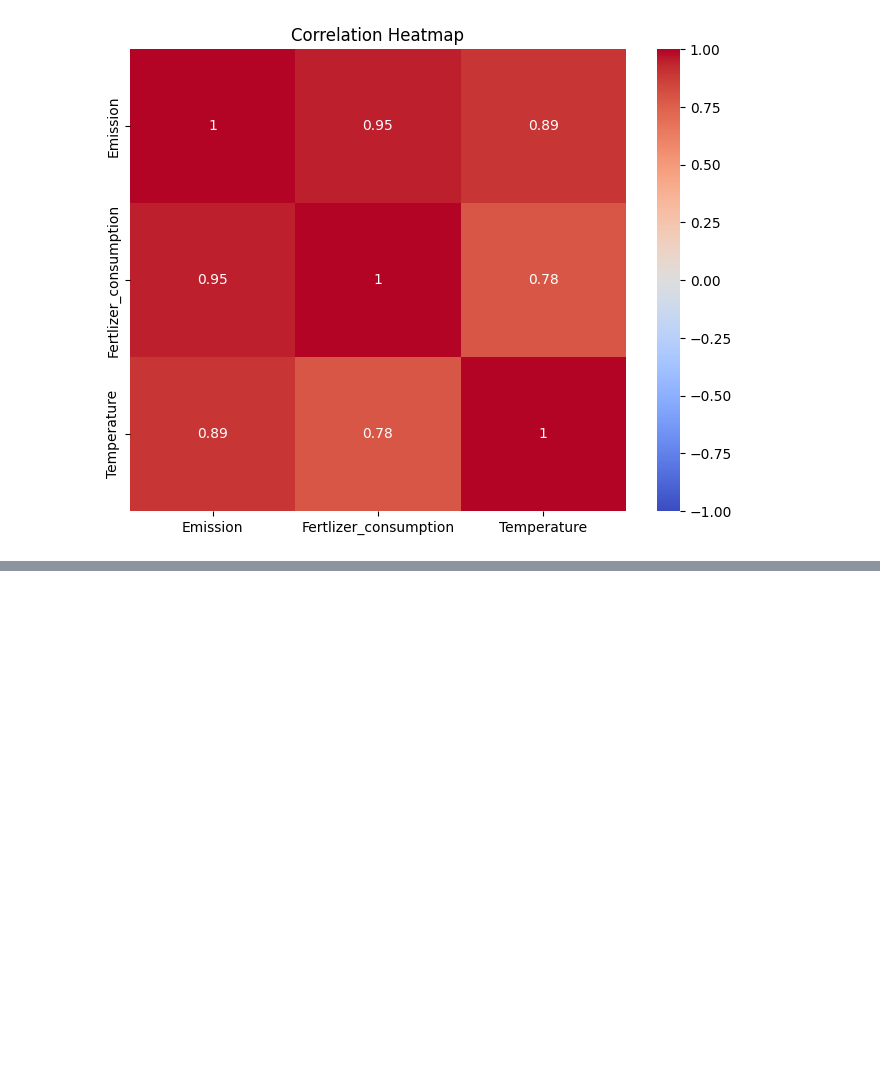
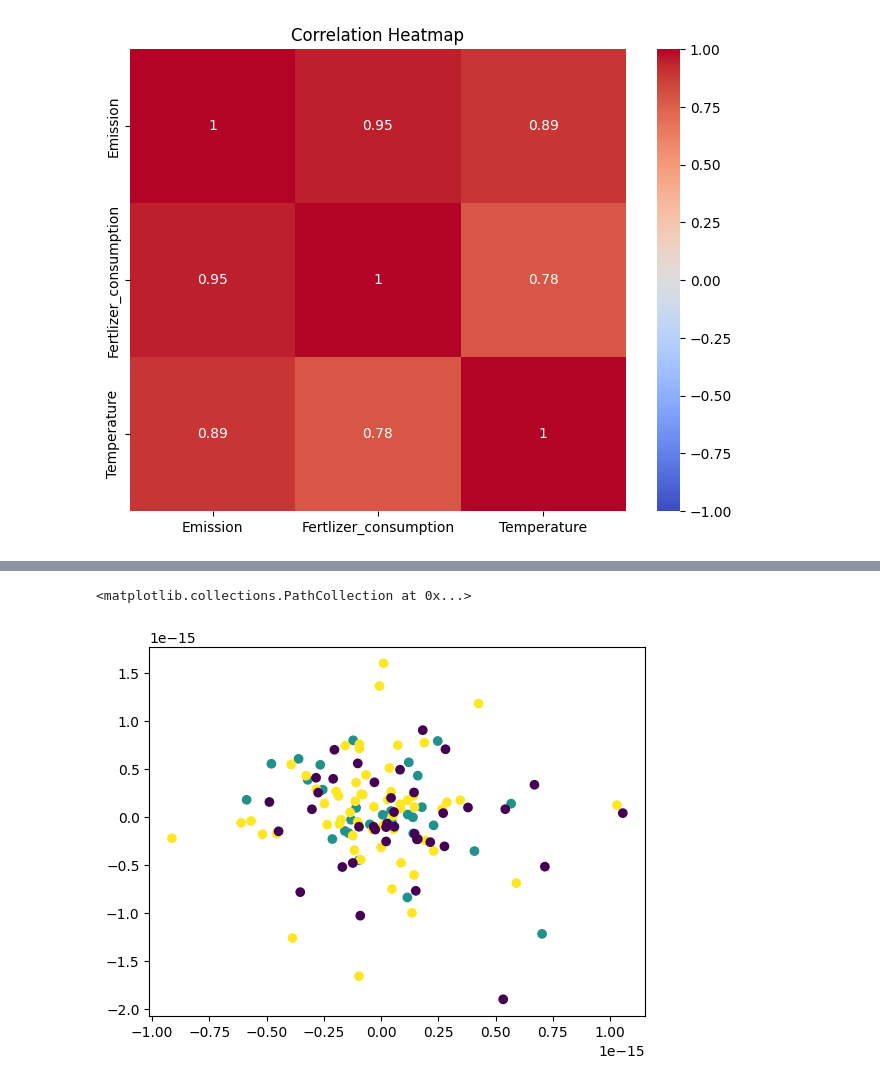
Before and after one commit to MuhammedThariq/Data-Science-Final-Project, a Jupyter notebook: Exploratory_data_analysis.ipynb, the cells around one changed output, grey strips where cells are left out. Saved outputs shown, nothing was run; the diff lists cells and outputs as text; code cells hidden in the pictures; blank space fills up the shorter version.

```diff
--- a/Exploratory_data_analysis.ipynb
+++ b/Exploratory_data_analysis.ipynb
@@ -104,0 +244,9 @@ plt.show()
+# %%
+model = TimeSeriesKMeans(n_clusters=3, metric="dtw", random_state=42)
+labels = model.fit_predict(reshaped_cluster_pivot_df)
+
+# Create a dataframe with cluster labels
+country_labels = pd.DataFrame({'Country': cluster_pivot_df.columns.levels[1], 'Cluster': labels})
+# %%
+cluster_df = pd.merge(cluster_df, country_labels, on=['Country'])
+print(cluster_df)
@@ -104,0 +271,2 @@ plt.show()
+# %%
+cluster_grouped_df = cluster_df.groupby(['Country', 'Cluster'])[['Emission', 'Fertlizer_consumption', 'Temperature']].mean()
@@ -104,0 +291,8 @@ plt.show()
+# %%
+cluster_grouped_df = cluster_grouped_df.reset_index()
+# %%
+plt.figure()
+plt.scatter(x=cluster_grouped_df['Fertlizer_consumption'], y=cluster_grouped_df['Emission'], c=cluster_grouped_df["Cluster"])
+# %% [output]
+<matplotlib.collections.PathCollection at 0x...>
+[figure, added]
```
Also changed, not shown: parts of 27 cells of this notebook.
